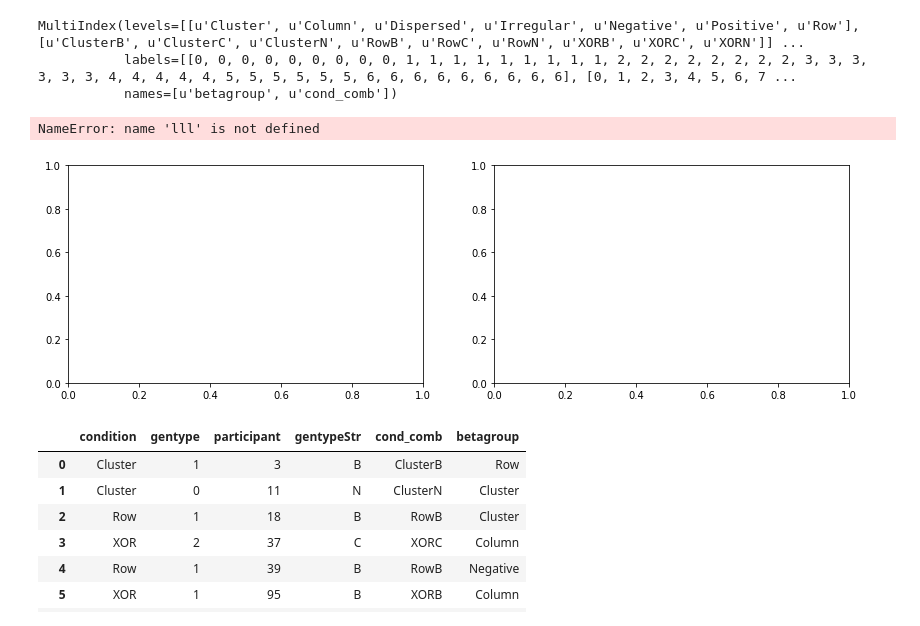
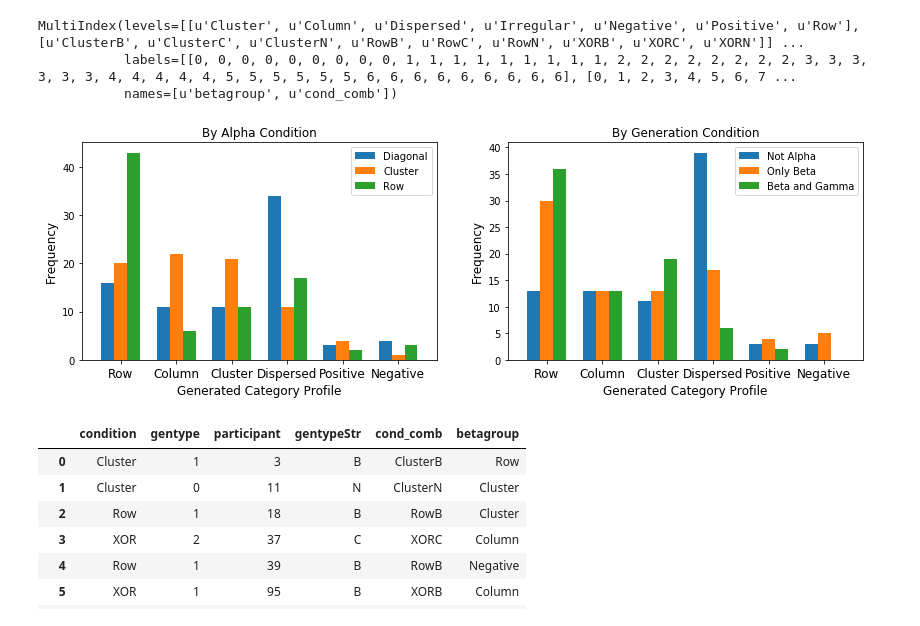
Before and after one commit to AusterweilLab/generating_categories, a Jupyter notebook: Experiments/xor-cluster-rowABC/analysis/plot_eyeball_hist.ipynb, the cells around one changed output. Cells and saved outputs as stored; diff of their text form; code cells hidden in the pictures.

```diff
--- a/Experiments/xor-cluster-rowABC/analysis/plot_eyeball_hist.ipynb
+++ b/Experiments/xor-cluster-rowABC/analysis/plot_eyeball_hist.ipynb
@@ -17,6 +17,8 @@ import pickle
 
 #pd.set_option('precision', 2)
 
+grayscale=False
+
 # import data
 con = sqlite3.connect('../data/experiment.db')
 info = pd.read_sql_query("SELECT condition,gentype,participant from participants", con)
@@ -24,10 +26,11 @@ df = pd.read_sql_query("SELECT * from generation", con)
 alphas = pd.read_sql_query("SELECT * from alphas", con)
 stimuli = pd.read_sql_query("SELECT * from stimuli", con).values
 
-#Set colormap
-csteps = 4
-palette = [[.8-float(rc)/csteps for rrc in range(3)] for rc in range(csteps)]
-plt.rc('image',cmap=palette)
+if grayscale:
+    #Set colormap
+    csteps = 4
+    palette = [[.8-float(rc)/csteps for rrc in range(3)] for rc in range(csteps)]
+    plt.rc('image',cmap=palette)
 
 
 data = {'condition':'','gentype':0}
@@ -106,39 +109,41 @@ for i,split in enumerate(plotnames):
         #barx = [j - (1 - space) / 2. + ci * width for j in range(1,len(betagroups)+1)]
 #         if len(cond_levels) % 2 == 0:  #check if even
 #             adj_units = len(cond_levels)
-#             bar_mid_i = [np.floor((len(cond_levels))/2),np.ceil(len(cond_levels)/2)-1]
+#             bar_mid_i = [np.floor((len(cond_levels))/2),np.ceil(len(cond_levefls)/2)-1]
 #             bar_mid = ((xlim[int(bar_mid_i[0])] *width) + (xlim[int(bar_mid_i[1])] + width))/2 - width/2
 #         else:             #check if odd
 #             bar_mid_i = [(len(cond_levels)+1)/2-1]
 #             bar_mid = (xlim[bar_mid_i[0]] * width) - width/2
         barx = [j - width*(len(cond_levels)-1)/2 + ci * width for j in xlim]
 #         print(bary)
-        ax.bar(barx,bary,width=width,color=palette[ci])
+        if grayscale:
+            ax.bar(barx,bary,width=width,color=palette[ci])
+        else:
+            ax.bar(barx,bary,width=width)
         if round((nlevels+1)/2.) == (ci+1):
             xticks = barx
 
     ###Need to figure out hist heights
     #     if conditions[i] is None:
     #         data = list(info_merge.betagroup.as_matrix())
     #     else:
     #         data_raw = info_merge.groupby(conditions[i]).participant.count()
     #     data = list(info_merge.betagroup.as_matrix())
     ax.set_title(split)
     ax.set_xlim(min(xlim)-(1-space),max(xlim)+(1-space))
     ax.set_xlabel('Generated Category Profile',fontdict={'fontsize':12})
     ax.set_ylabel('Frequency',fontdict={'fontsize':12})
     #xlabstring = [''] * (len(betagroups) * 2)
     #xlabstring[1::1] = betagroups
     xlabstring = betagroups
     ax.set_xticks(xticks)
     ax.set_xticklabels(xlabstring,fontdict={'fontsize':12})
 #     if i>0:
     ax.legend(legends[i],loc='upper right')
 
-# fig.savefig('eyeball_hist_flat.png', bbox_inches='tight', transparent=False)
+fig.savefig('eyeball_hist_flat.pdf', bbox_inches='tight', transparent=False)
 # %% [output]
-NameError: name 'lll' is not defined
-[figure, old version]
+[figure, new version]
 # %%
 info_merge
 # %% [output]
```
Also changed, not shown: 13 other files.
